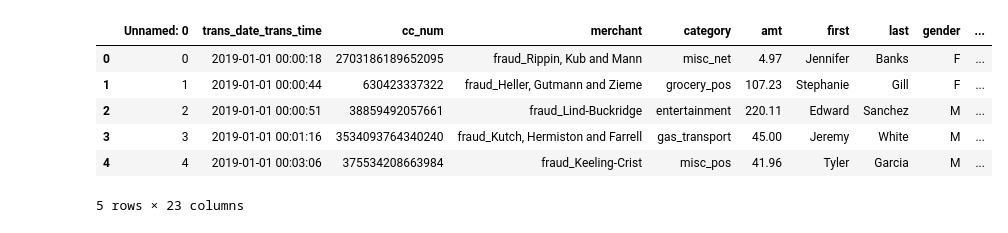
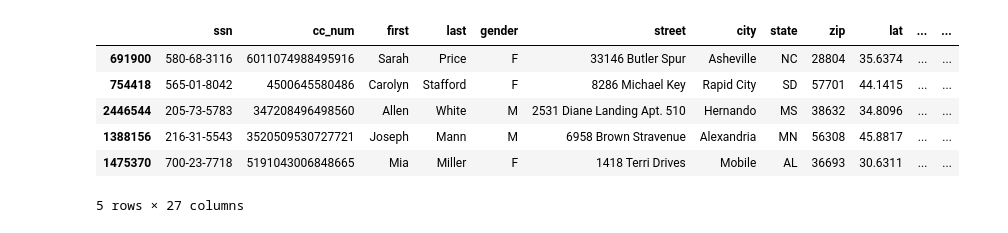
Before and after one commit to alexwalshml/dsir_project4, a Jupyter notebook: notebooks/feature_engineering.ipynb, the cells around one changed output. Saved outputs shown, nothing was run; the diff lists cells and outputs as text; code cells hidden in the pictures.

```diff
--- a/notebooks/feature_engineering.ipynb
+++ b/notebooks/feature_engineering.ipynb
@@ -6,11 +9,14 @@ import numpy as np
 # %%
-data = pd.read_csv("../data/fraudTrain.csv")
+data = pd.read_csv("../data/fraud_records.csv")
+data = data.rename(columns={"Unnamed: 0": "index"})
+data["trx_date"] = pd.to_datetime(data["trans_date"] + " " + data["trans_time"])
+data = data.sort_values(by="trx_date")
 data.head()
 # %% [output]
-|  | Unnamed: 0 | trans_date_trans_time | cc_num | merchant | category | amt | first | last | gender | ... |
-| 0 | 0 | 2019-01-01 00:00:18 | 2703186189652095 | fraud_Rippin, Kub and Mann | misc_net | 4.97 | Jennifer | Banks | F | ... |
-| 1 | 1 | 2019-01-01 00:00:44 | 630423337322 | fraud_Heller, Gutmann and Zieme | grocery_pos | 107.23 | Stephanie | Gill | F | ... |
-| 2 | 2 | 2019-01-01 00:00:51 | 38859492057661 | fraud_Lind-Buckridge | entertainment | 220.11 | Edward | Sanchez | M | ... |
-| 3 | 3 | 2019-01-01 00:01:16 | 3534093764340240 | fraud_Kutch, Hermiston and Farrell | gas_transport | 45.00 | Jeremy | White | M | ... |
-| 4 | 4 | 2019-01-01 00:03:06 | 375534208663984 | fraud_Keeling-Crist | misc_pos | 41.96 | Tyler | Garcia | M | ... |
+|  | ssn | cc_num | first | last | gender | street | city | state | zip | lat | ... | ... |
+| 691900 | 580-68-3116 | 6011074988495916 | Sarah | Price | F | 33146 Butler Spur | Asheville | NC | 28804 | 35.6374 | ... | ... |
+| 754418 | 565-01-8042 | 4500645580486 | Carolyn | Stafford | F | 8286 Michael Key | Rapid City | SD | 57701 | 44.1415 | ... | ... |
+| 2446544 | 205-73-5783 | 347208496498560 | Allen | White | M | 2531 Diane Landing Apt. 510 | Hernando | MS | 38632 | 34.8096 | ... | ... |
+| 1388156 | 216-31-5543 | 3520509530727721 | Joseph | Mann | M | 6958 Brown Stravenue | Alexandria | MN | 56308 | 45.8817 | ... | ... |
+| 1475370 | 700-23-7718 | 5191043006848665 | Mia | Miller | F | 1418 Terri Drives | Mobile | AL | 36693 | 30.6311 | ... | ... |
-5 rows × 23 columns
+5 rows × 27 columns
```
Also changed, not shown: parts of 21 cells of this notebook.
